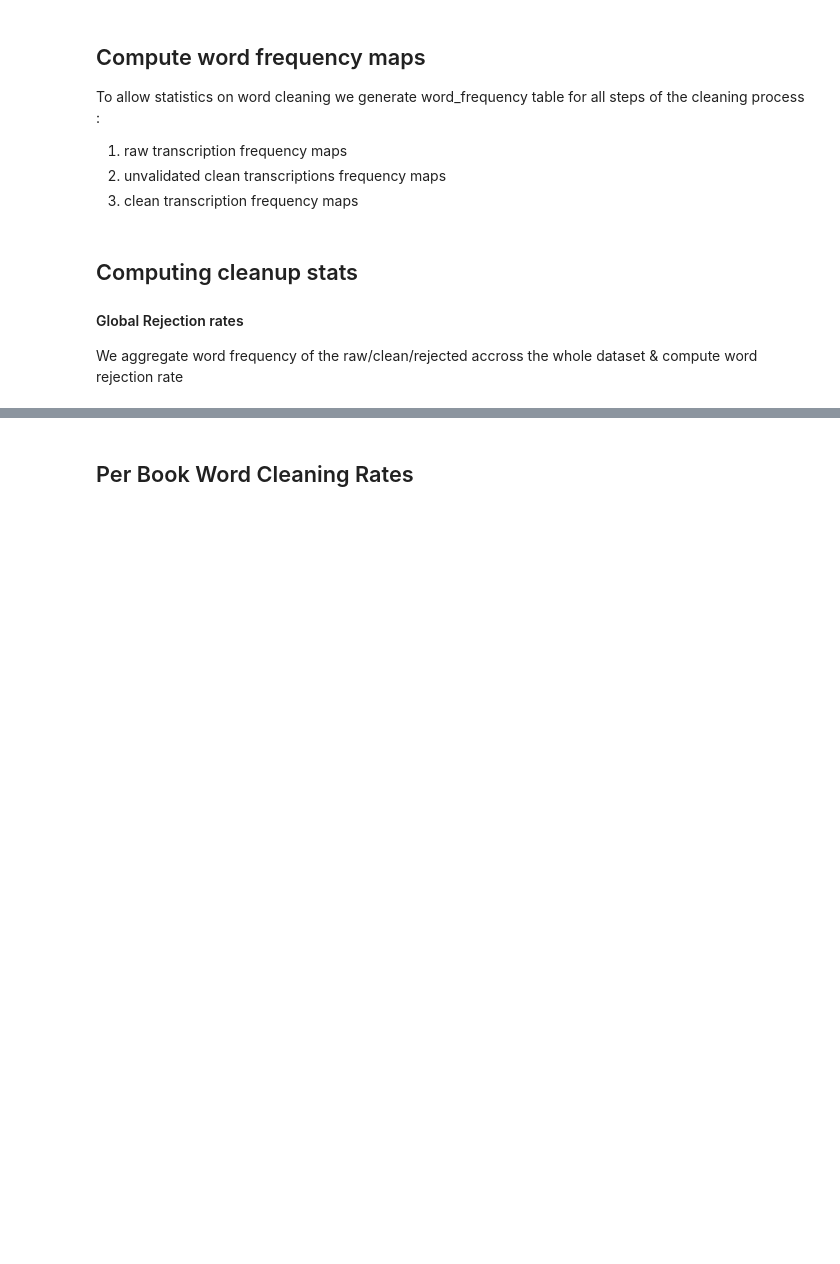
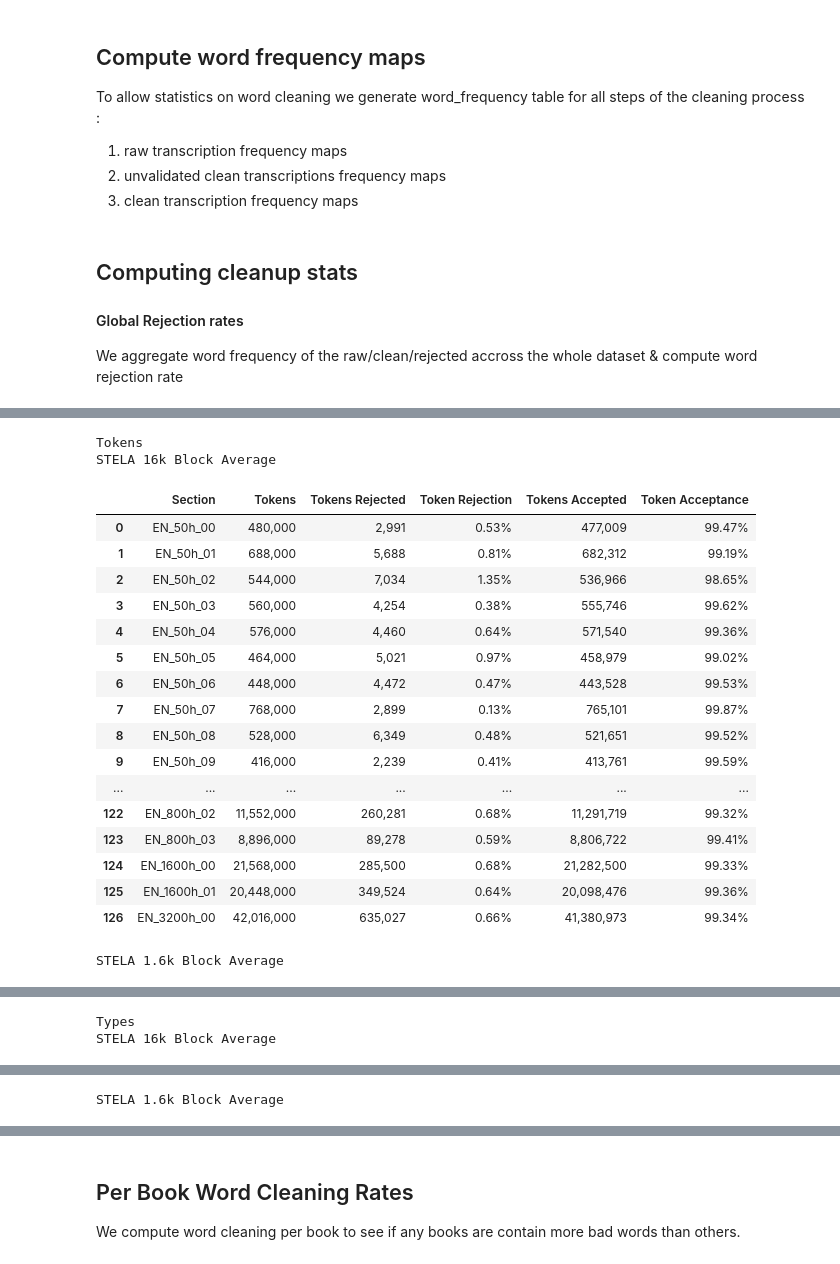
Before and after one commit to nhamilakis/Lexical-benchmark, a Jupyter notebook: notebooks/STELA.ipynb, the cells around one changed output, grey strips where cells are left out. Cells and saved outputs as stored; diff of their text form; code cells hidden in the pictures; blank space fills up the shorter version.

Commit message:
refactor(computation): childes & stela computations
refactored multiple items to make code more readable, converted all averages to block average.

```diff
--- a/notebooks/STELA.ipynb
+++ b/notebooks/STELA.ipynb
@@ -598,0 +276,68 @@ ipython_utils.display_dataframes(
+# %%
+%store -r stela_sections_ws_1k6h
+%store -r stela_sections_ws_16k
+import pandas as pd
+from lexical_benchmark.utils import ipython_utils
+
+view_cfg_types = {"view_type": "result_types", "avg_type": "median"}
+view_cfg_tokens = {"view_type": "result_tokens", "avg_type": "median"}
+
+stela_sections_ws_1k6h_df_tokens = [
+    {"Section": k, **v.view(**view_cfg_tokens)} for k, v in stela_sections_ws_1k6h.items()
+]
+stela_sections_ws_1k6h_df_types = [
+    {"Section": k, **v.view(**view_cfg_types)} for k, v in stela_sections_ws_1k6h.items()
+]
+
+stela_sections_ws_16k_df_tokens = [
+    {"Section": k, **v.view(**view_cfg_tokens)} for k, v in stela_sections_ws_16k.items()
+]
+stela_sections_ws_16k_df_types = [
+    {"Section": k, **v.view(**view_cfg_types)} for k, v in stela_sections_ws_16k.items()
+]
+
+ipython_utils.display_side_by_side(
+    dataframes={
+        "Tokens": (
+            ("STELA 16k Block Average", pd.DataFrame(stela_sections_ws_16k_df_tokens)),
+            ("STELA 1.6k Block Average", pd.DataFrame(stela_sections_ws_1k6h_df_tokens))
+        ),
+        "Types": (
+            ("STELA 16k Block Average", pd.DataFrame(stela_sections_ws_16k_df_types)),
+            ("STELA 1.6k Block Average", pd.DataFrame(stela_sections_ws_1k6h_df_types))
+        ),
+    },
+    custom_format={
+        'Tokens': '{:,}',
+        'Tokens Rejected': '{:,}',
+        'Token Rejection': '{:.2%}',
+        'Tokens Accepted': '{:,}',
+        'Token Acceptance': '{:.2%}',
+        'Types': '{:,}',
+        'Types Rejected': '{:,}',
+        'Type Rejection': '{:.2%}',
+        'Types Accepted': '{:,}',
+        'Type Acceptance': '{:.2%}'
+    },
+)
+# %% [output]
+Tokens
+STELA 16k Block Average
+|  | Section | Tokens | Tokens Rejected | Token Rejection | Tokens Accepted | Token Acceptance |
+| 0 | EN_50h_00 | 480,000 | 2,991 | 0.53% | 477,009 | 99.47% |
+| 1 | EN_50h_01 | 688,000 | 5,688 | 0.81% | 682,312 | 99.19% |
+| 2 | EN_50h_02 | 544,000 | 7,034 | 1.35% | 536,966 | 98.65% |
+| 3 | EN_50h_03 | 560,000 | 4,254 | 0.38% | 555,746 | 99.62% |
+| 4 | EN_50h_04 | 576,000 | 4,460 | 0.64% | 571,540 | 99.36% |
+| 5 | EN_50h_05 | 464,000 | 5,021 | 0.97% | 458,979 | 99.02% |
+| 6 | EN_50h_06 | 448,000 | 4,472 | 0.47% | 443,528 | 99.53% |
+| 7 | EN_50h_07 | 768,000 | 2,899 | 0.13% | 765,101 | 99.87% |
+| 8 | EN_50h_08 | 528,000 | 6,349 | 0.48% | 521,651 | 99.52% |
+| 9 | EN_50h_09 | 416,000 | 2,239 | 0.41% | 413,761 | 99.59% |
+| ... | ... | ... | ... | ... | ... | ... |
+| 122 | EN_800h_02 | 11,552,000 | 260,281 | 0.68% | 11,291,719 | 99.32% |
+| 123 | EN_800h_03 | 8,896,000 | 89,278 | 0.59% | 8,806,722 | 99.41% |
+| 124 | EN_1600h_00 | 21,568,000 | 285,500 | 0.68% | 21,282,500 | 99.33% |
+| 125 | EN_1600h_01 | 20,448,000 | 349,524 | 0.64% | 20,098,476 | 99.36% |
+| 126 | EN_3200h_00 | 42,016,000 | 635,027 | 0.66% | 41,380,973 | 99.34% |
+STELA 1.6k Block Average
@@ -598,0 +361,2 @@ ipython_utils.display_dataframes(
+Types
+STELA 16k Block Average
@@ -598,0 +380 @@ ipython_utils.display_dataframes(
+STELA 1.6k Block Average
@@ -599,3 +398,5 @@ ipython_utils.display_dataframes(
 # %% [markdown]
 ## Per Book Word Cleaning Rates
+
+We compute word cleaning per book to see if any books are contain more bad words than others.
 # %%
```
Also changed, not shown: parts of 16 cells of this notebook, 2 other files.
